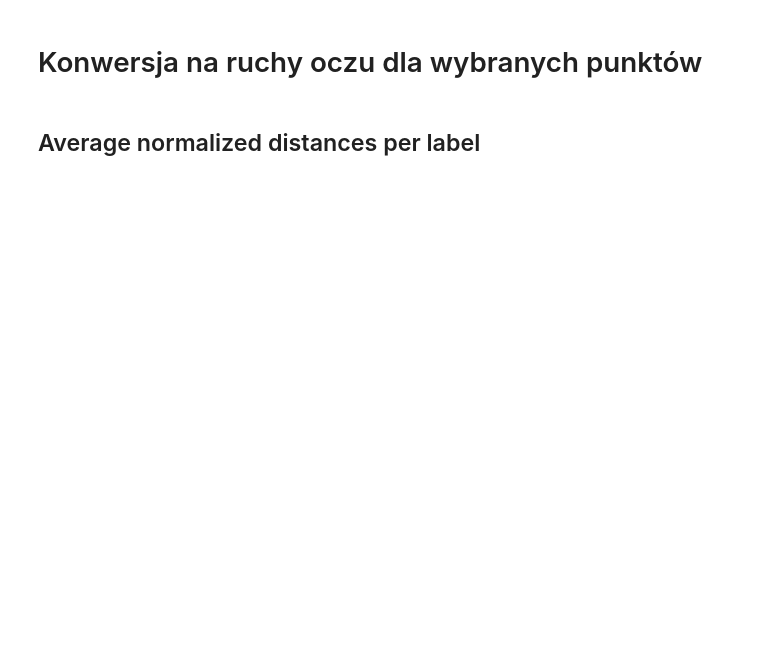
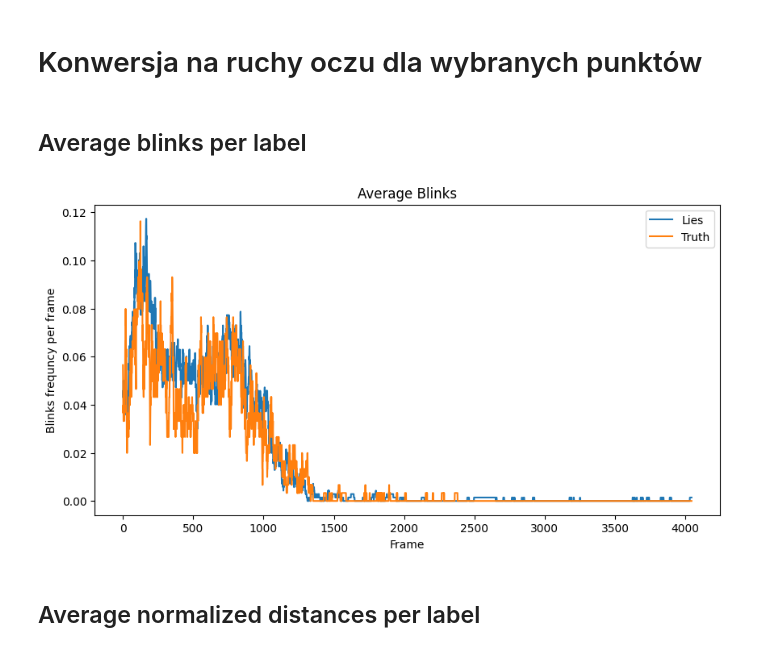
Before and after one commit to Newtoneiro/automatic-lie-detection, a Jupyter notebook: notebooks/sandboxes/face_points_movement/silesian_database/eye_movement.ipynb, the cells around one changed output. Saved outputs shown, nothing was run; the diff lists cells and outputs as text; code cells hidden in the pictures; blank space fills up the shorter version.

```diff
--- a/notebooks/sandboxes/face_points_movement/silesian_database/eye_movement.ipynb
+++ b/notebooks/sandboxes/face_points_movement/silesian_database/eye_movement.ipynb
@@ -15,10 +15,31 @@ import torch
 from torch.nn.utils.rnn import pad_sequence
 
 tensor_data = [torch.tensor(d, dtype=torch.float32) for d in all_data]
+tensor_blinks = [torch.tensor(d, dtype=torch.float32) for d in blinks]
 padded_data = pad_sequence(tensor_data, batch_first=True)
+padded_blinks = pad_sequence(tensor_blinks, batch_first=True)
 # %%
 x_iris_movements = padded_data[:, :, 0]
 y_iris_movements = padded_data[:, :, 1]
+# %% [markdown]
+## Average blinks per label
+# %%
+import matplotlib.pyplot as plt
+
+plt.figure(figsize=(10, 5))
+
+avg_blinks_lie = torch.mean(padded_blinks[all_labels == 1], dim=0)
+avg_blinks_truth = torch.mean(padded_blinks[all_labels == 0], dim=0)
+plt.plot(avg_blinks_lie, label="Lies")
+plt.plot(avg_blinks_truth, label="Truth")
+
+plt.xlabel('Frame')
+plt.ylabel('Blinks frequncy per frame')
+plt.title('Average Blinks')
+plt.legend()
+plt.show()
+# %% [output]
+[figure, added]
 # %% [markdown]
 ## Average normalized distances per label
 # %%
```
Also changed, not shown: parts of 4 cells of this notebook, 11 other files.
